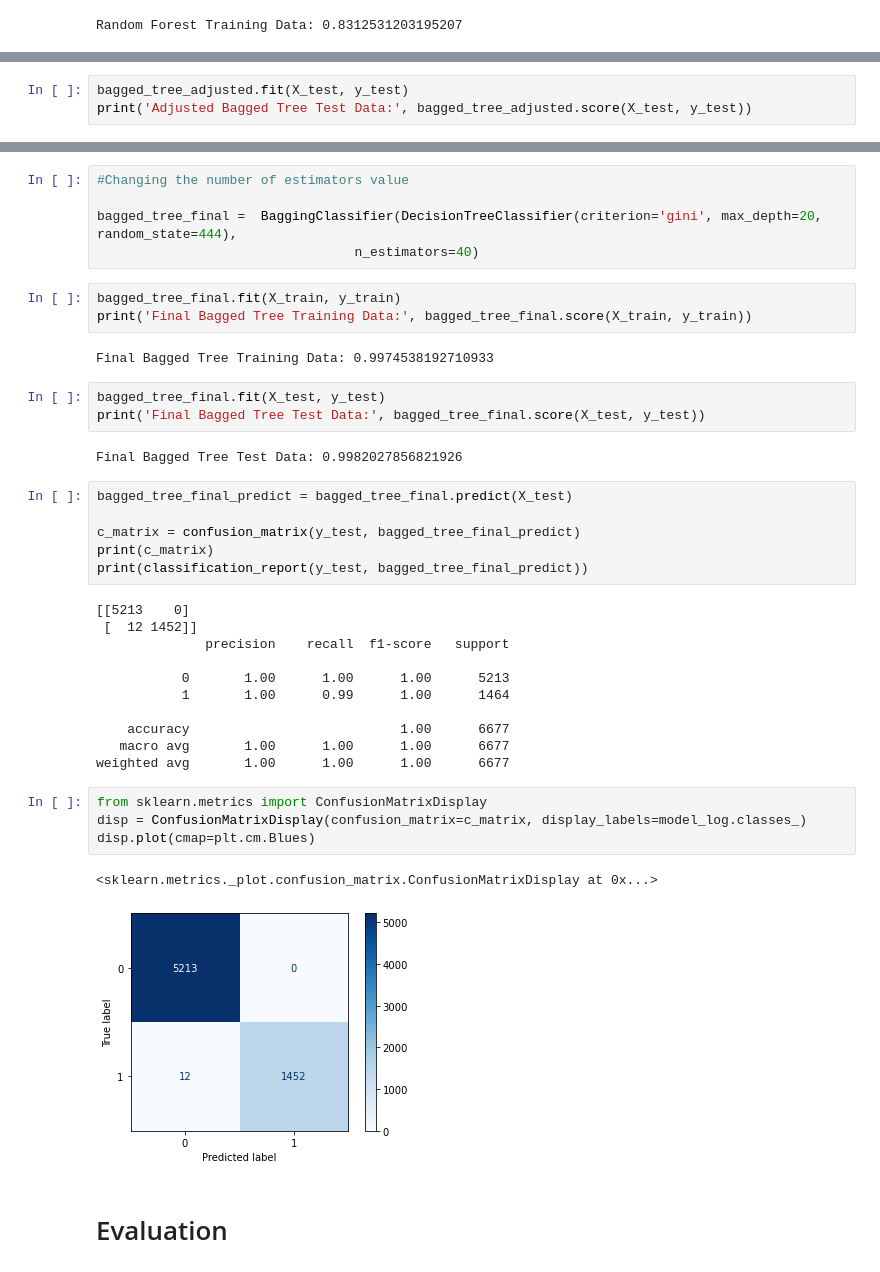
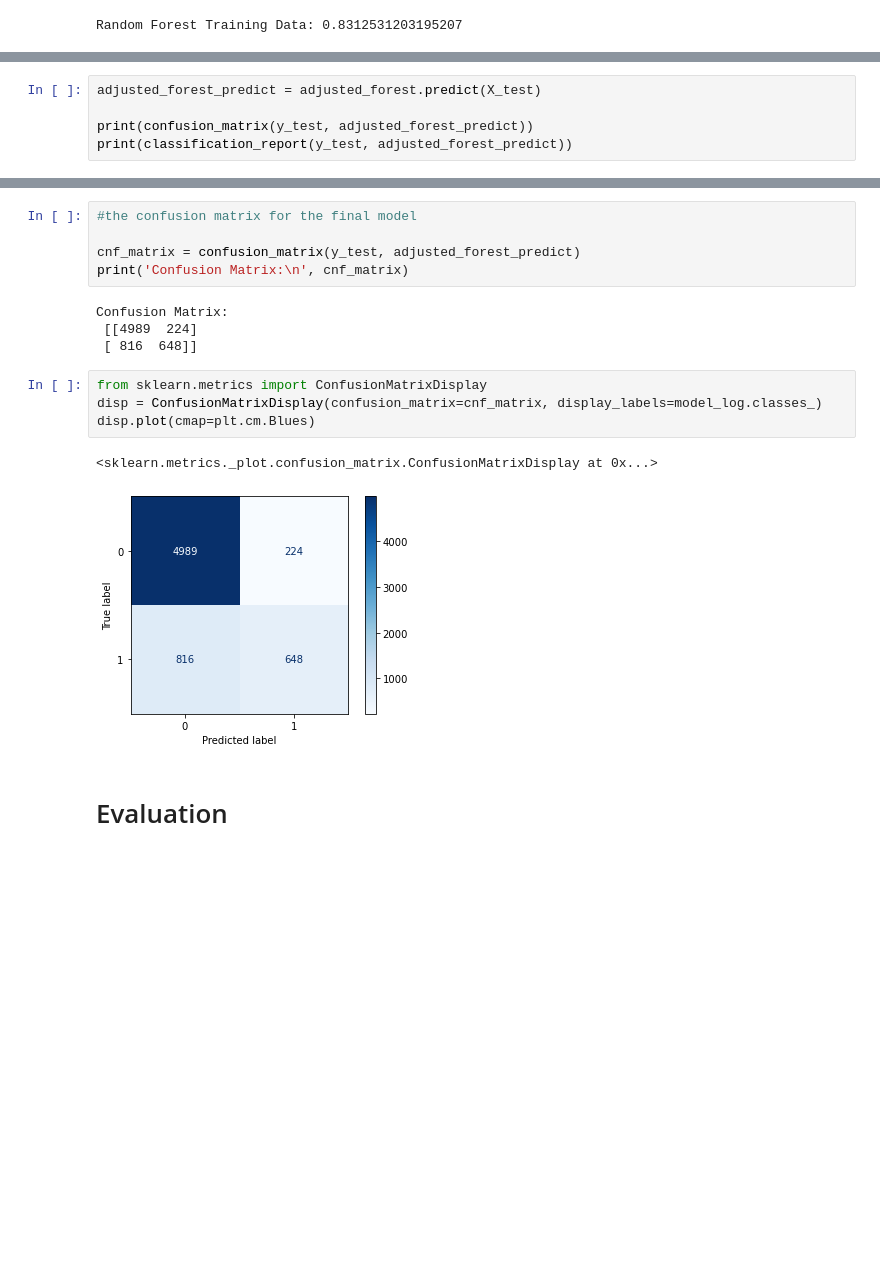
Before and after one commit to lpb3393/predict-flu-vaccine, a Jupyter notebook: predict-flu-vaccines.ipynb, the cells around one changed output, grey strips where cells are left out. Cells and saved outputs as stored; diff of their text form; blank space fills up the shorter version.

```diff
--- a/predict-flu-vaccines.ipynb
+++ b/predict-flu-vaccines.ipynb
@@ -422,0 +544,5 @@ Random Forest Test Data: 0.8315111577055564
+# %%
+adjusted_forest_predict = adjusted_forest.predict(X_test)
+
+print(confusion_matrix(y_test, adjusted_forest_predict))
+print(classification_report(y_test, adjusted_forest_predict))
@@ -437,3 +563,0 @@ Adjusted Bagged Tree Training Data: 0.9019970044932601
-# %%
-bagged_tree_adjusted.fit(X_test, y_test)
-print('Adjusted Bagged Tree Test Data:', bagged_tree_adjusted.score(X_test, y_test))
@@ -458,42 +564,19 @@ weighted avg       0.93      0.93      0.93      6677
-# %%
-#Changing the number of estimators value
-
-bagged_tree_final =  BaggingClassifier(DecisionTreeClassifier(criterion='gini', max_depth=20, random_state=444),
-                                 n_estimators=40)
-# %%
-bagged_tree_final.fit(X_train, y_train)
-print('Final Bagged Tree Training Data:', bagged_tree_final.score(X_train, y_train))
-# %% [output]
-Final Bagged Tree Training Data: 0.9974538192710933
-# %%
-bagged_tree_final.fit(X_test, y_test)
-print('Final Bagged Tree Test Data:', bagged_tree_final.score(X_test, y_test))
-# %% [output]
-Final Bagged Tree Test Data: 0.9982027856821926
-# %%
-bagged_tree_final_predict = bagged_tree_final.predict(X_test)
-
-c_matrix = confusion_matrix(y_test, bagged_tree_final_predict)
-print(c_matrix)
-print(classification_report(y_test, bagged_tree_final_predict))
-# %% [output]
-[[5213    0]
- [  12 1452]]
-              precision    recall  f1-score   support
-
-           0       1.00      1.00      1.00      5213
-           1       1.00      0.99      1.00      1464
-
-    accuracy                           1.00      6677
-   macro avg       1.00      1.00      1.00      6677
-weighted avg       1.00      1.00      1.00      6677
+# %%
+#the confusion matrix for the final model
+
+cnf_matrix = confusion_matrix(y_test, adjusted_forest_predict)
+print('Confusion Matrix:\n', cnf_matrix)
+# %% [output]
+Confusion Matrix:
+ [[4989  224]
+ [ 816  648]]
 # %%
 from sklearn.metrics import ConfusionMatrixDisplay
-disp = ConfusionMatrixDisplay(confusion_matrix=c_matrix, display_labels=model_log.classes_)
+disp = ConfusionMatrixDisplay(confusion_matrix=cnf_matrix, display_labels=model_log.classes_)
 disp.plot(cmap=plt.cm.Blues)
 # %% [output]
 <sklearn.metrics._plot.confusion_matrix.ConfusionMatrixDisplay at 0x...>
-[figure, old version]
+[figure, new version]
 # %% [markdown]
 # Evaluation
 # %% [markdown]
```
Also changed, not shown: parts of 32 cells of this notebook.
